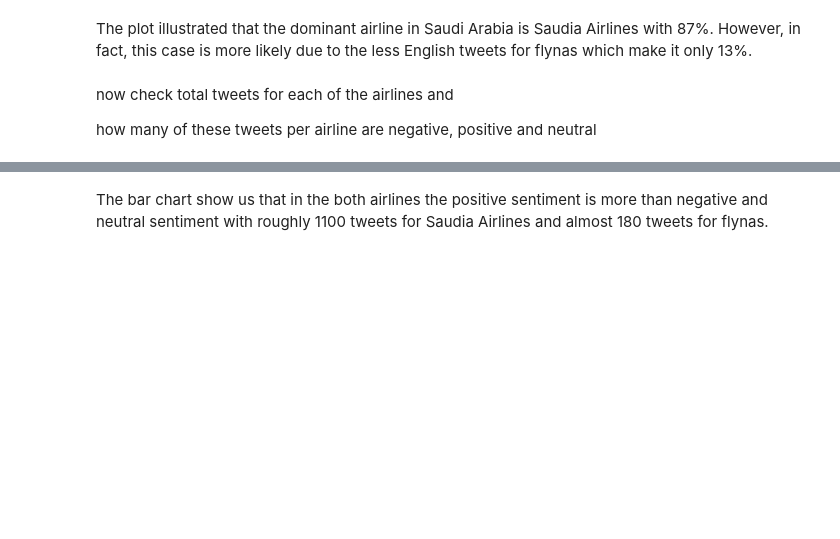
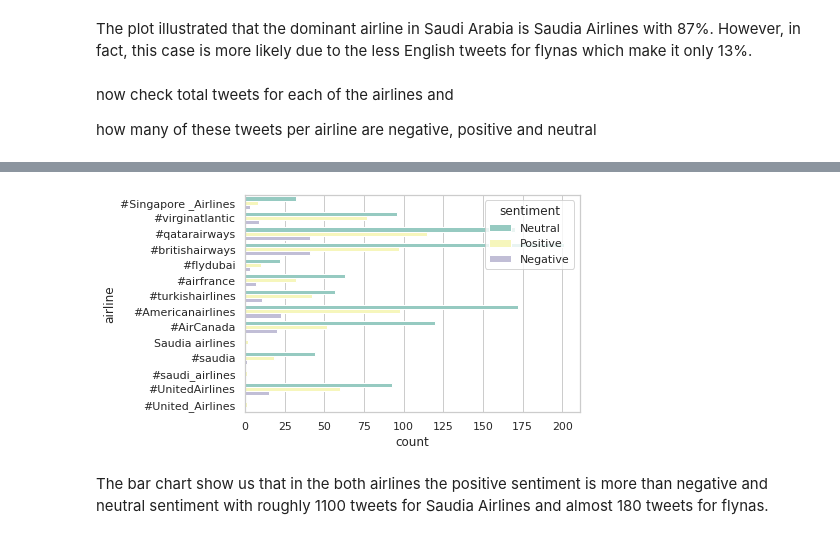
Before and after one commit to buthaina279/DS_Capstone_NLP, a Jupyter notebook: ML.ipynb, the cells around one changed output, grey strips where cells are left out. Drawn from its saved outputs; the diff is of its cells as text; code cells hidden in the pictures; blank space fills up the shorter version.

```diff
--- a/ML.ipynb
+++ b/ML.ipynb
@@ -136,3 +146,8 @@ plt.legend(bbox_to_anchor=(1.04,1), loc="upper left")
+# %%
+sns.set_theme(style="whitegrid")
+ax = sns.countplot(y="airline",hue = "sentiment", data=airline,  palette="Set3")
+# %% [output]
+[figure, added]
 # %% [markdown]
 The bar chart show us that in the both airlines the positive sentiment is more than negative and neutral sentiment with roughly 1100 tweets for Saudia Airlines and almost 180 tweets for flynas.
 # %%
```
Also changed, not shown: parts of 39 cells of this notebook.
